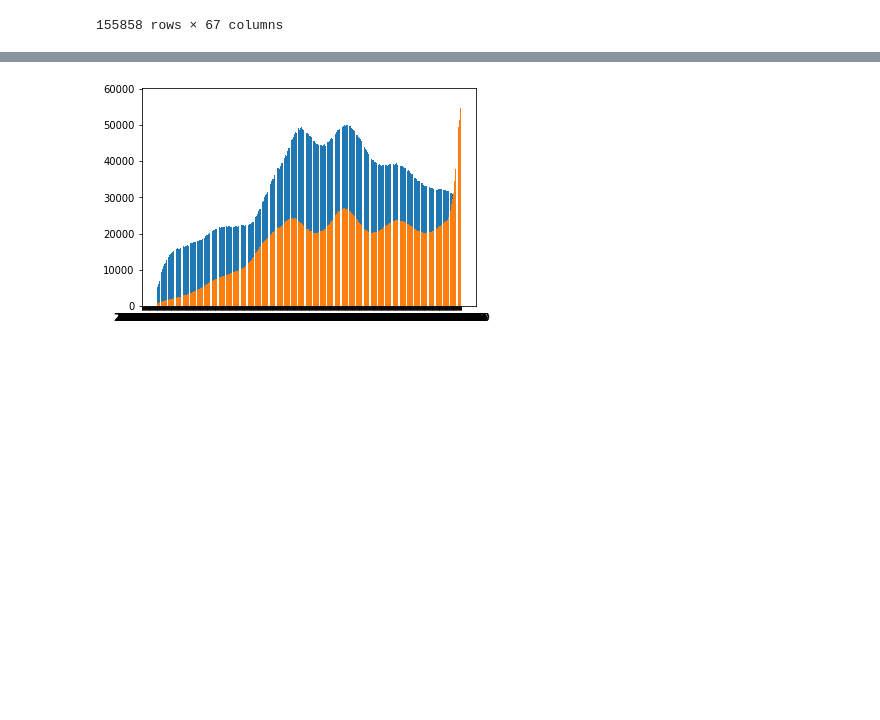
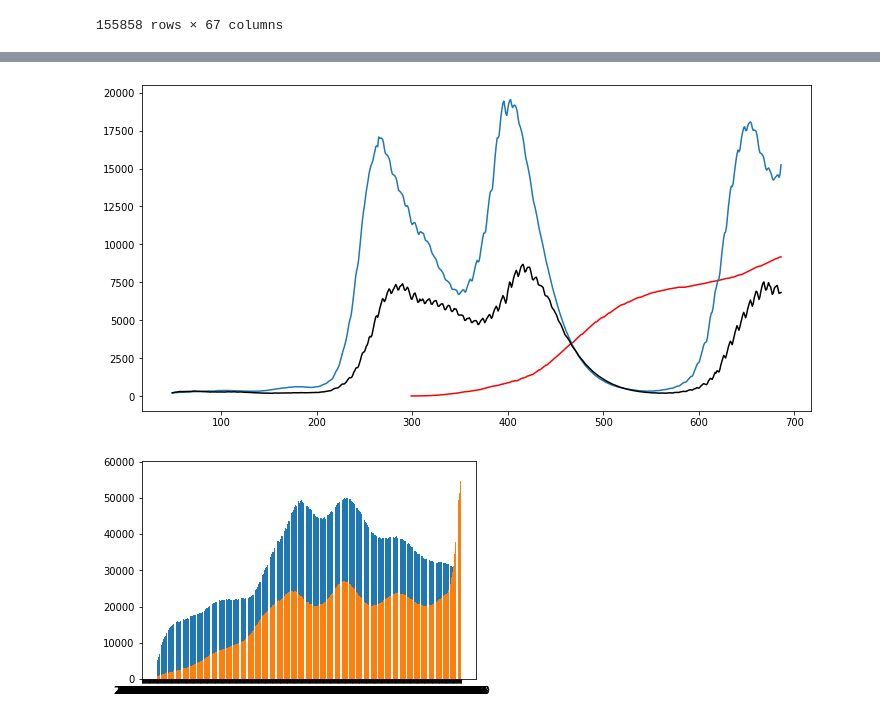
Before and after one commit to himikp/code, a Jupyter notebook: covid_dead.ipynb, the cells around one changed output, grey strips where cells are left out. Cells and saved outputs as stored; diff of their text form; code cells hidden in the pictures; blank space fills up the shorter version.

```diff
--- a/covid_dead.ipynb
+++ b/covid_dead.ipynb
@@ -68,3 +125,25 @@ plt.show()
+# %%
+def country_graf(country):
+    df_fuae=df.loc[df['location']==country].reset_index()
+    y1 =df_fuae.ta.ema(close='total_vaccinations', length=50, append=True)/5000
+    y2 =df_fuae.ta.ema(close='new_cases', length=50, append=True)
+    y3 = df_fuae.ta.ema(close ='new_deaths',length=50, append=True )*20
+    fig, ax = plt.subplots()
+
+    ax.plot(y1, color= 'red', label= 'vac')
+    ax.plot(y2, label='case')
+    ax.plot(y3, color='black', label='dead')
+
+    #ax.set_facecolor('seashell')
+    fig.set_figwidth(12)    #  ширина Figure
+    fig.set_figheight(6)    #  высота Figure
+    #fig.set_facecolor('floralwhite')
+
+    plt.show()
+# %%
+country_graf('Poland')
+# %% [output]
+[figure, added]
 # %%
 df_f['Ema_d']=df_f.ta.ema(close='dead', length=100, append=True)
 df_f['Ema_v']=df_f.ta.ema(close='vac', length=100, append=True)
```
Also changed, not shown: parts of 8 cells of this notebook.
